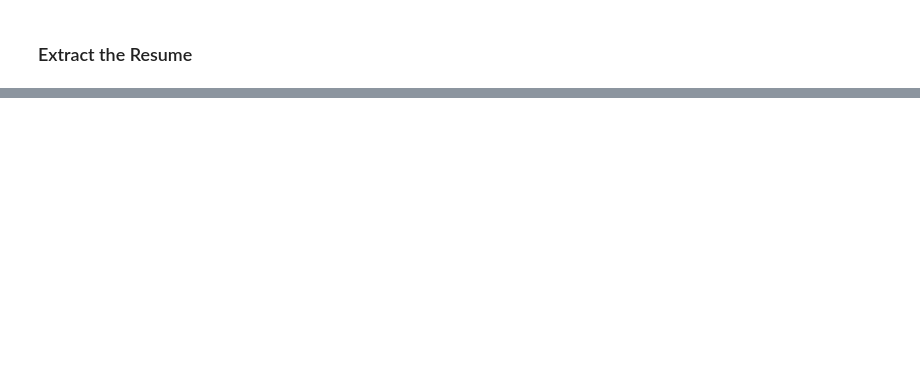
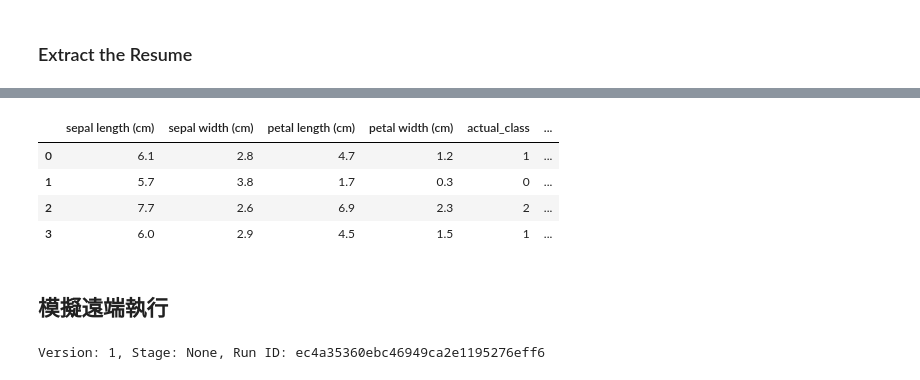
Before and after one commit to omegazerore/AI_Tutorial, a Jupyter notebook: tutorial/LLM+Langchain/Week-3/notebook_v2.ipynb, the cells around one changed output, grey strips where cells are left out. Saved outputs shown, nothing was run; the diff lists cells and outputs as text; code cells hidden in the pictures; blank space fills up the shorter version.

```diff
--- a/tutorial/LLM+Langchain/Week-3/notebook_v2.ipynb
+++ b/tutorial/LLM+Langchain/Week-3/notebook_v2.ipynb
@@ -1436,0 +1291,35 @@ https://python.langchain.com/v0.1/docs/modules/model_io/prompts/example_selector
+# %%
+# Load the model back for predictions as a generic Python Function model
+
+loaded_model = mlflow.pyfunc.load_model(model_info.model_uri)
+
+predictions = loaded_model.predict(X_test)
+
+iris_feature_names = datasets.load_iris().feature_names
+
+result = pd.DataFrame(X_test, columns=iris_feature_names)
+result["actual_class"] = y_test
+result["predicted_class"] = predictions
+
+result[:4]
+# %% [output]
+|  | sepal length (cm) | sepal width (cm) | petal length (cm) | petal width (cm) | actual_class | ... |
+| 0 | 6.1 | 2.8 | 4.7 | 1.2 | 1 | ... |
+| 1 | 5.7 | 3.8 | 1.7 | 0.3 | 0 | ... |
+| 2 | 7.7 | 2.6 | 6.9 | 2.3 | 2 | ... |
+| 3 | 6.0 | 2.9 | 4.5 | 1.5 | 1 | ... |
+# %% [markdown]
+## 模擬遠端執行
+# %%
+import mlflow
+from mlflow.tracking import MlflowClient
+
+client = MlflowClient()
+
+# 列出特定模型的所有版本
+versions = client.search_model_versions("name='tracking-quickstart'")
+
+for v in versions:
+    print(f"Version: {v.version}, Stage: {v.current_stage}, Run ID: {v.run_id}")
+# %% [output]
+Version: 1, Stage: None, Run ID: ec4a35360ebc46949ca2e1195276eff6
```
Also changed, not shown: parts of 211 cells of this notebook, 25 other files.
